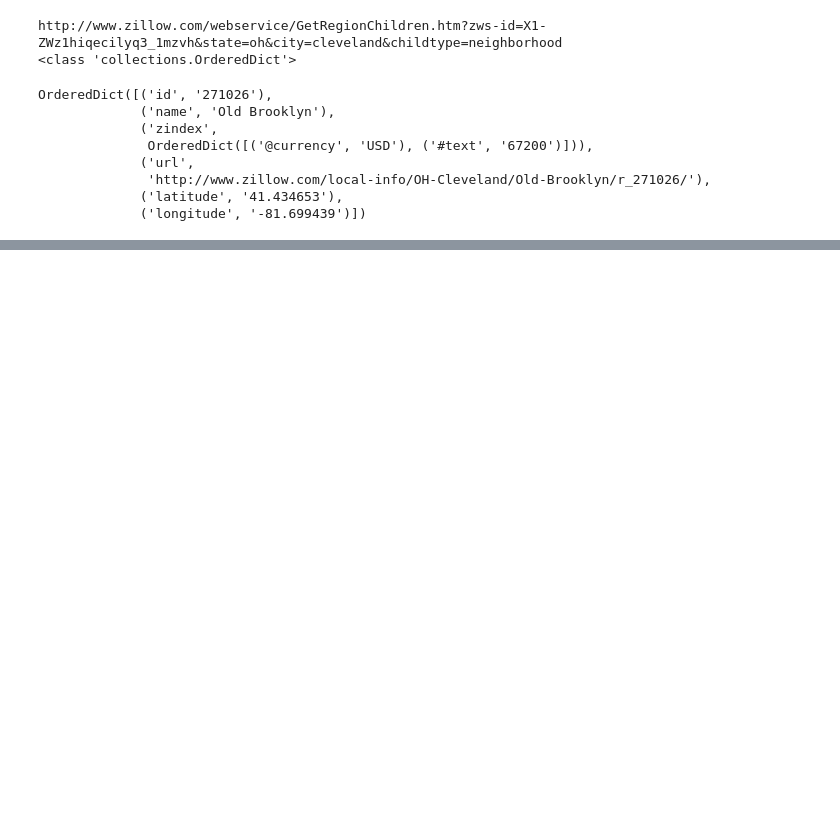
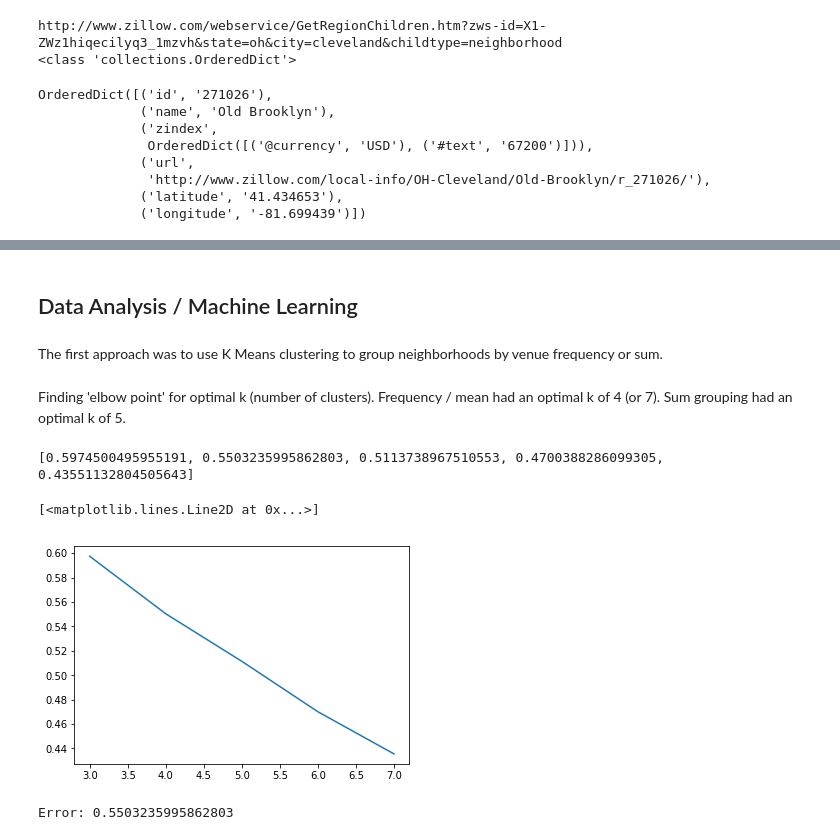
Before and after one commit to lgagne413/Coursera_Capstone, a Jupyter notebook: coursera_capstone.ipynb, the cells around one changed output, grey strips where cells are left out. Drawn from its saved outputs; the diff is of its cells as text; code cells hidden in the pictures; blank space fills up the shorter version.

```diff
--- a/coursera_capstone.ipynb
+++ b/coursera_capstone.ipynb
@@ -94,0 +148,15 @@ memory usage: 1.2+ KB
+# %%
+venuesdf = pd.DataFrame(columns = ["Neighbourhood","Name","Category","vlat",'vlong'])
+radius = 2000
+lim=100
+count=0
+for ix in range(zdf.shape[0]):
+
+    [neigh,mhv,nlat,nlong] = zdf.loc[ix]
+    url = 'https://api.foursquare.com/v2/venues/explore?client_id={}&client_secret={}&ll={},{}&v={}&radius={}&limit={}'.format(CLIENT_ID, CLIENT_SECRET, nlat, nlong, VERSION, radius, lim)
+    results = requests.get(url).json()['response']['groups'][0]['items']
+    for venue in results:
+        temp = venue['venue']
+        venuesdf.loc[count]=[neigh,temp['name'],temp['categories'][0]['name'],temp['location']['lat'],temp['location']['lng']]
+        count+=1
+venuesdf.head()
@@ -94,0 +172,8 @@ memory usage: 1.2+ KB
+# %%
+venuesdf2 = pd.get_dummies(venuesdf['Category'], prefix="", prefix_sep="")
+venuesdf2['Neighborhood'] = venuesdf.Neighbourhood
+cols = venuesdf2.columns.tolist()
+cols.reverse()
+venuesdf3 = venuesdf2[cols]
+venuesdf3.shape
+venuesdf3.groupby('Neighborhood').count().reset_index()
@@ -94,0 +203,5 @@ memory usage: 1.2+ KB
+# %%
+andfmean = venuesdf3.groupby('Neighborhood').mean().reset_index()
+andfsum = venuesdf3.groupby('Neighborhood').sum().reset_index()
+zdf2=zdf.sort_values(by='Neighborhood')
+zdf2.head()
@@ -94,0 +257,30 @@ memory usage: 1.2+ KB
+# %% [markdown]
+## Data Analysis / Machine Learning
+# %% [markdown]
+The first approach was to use K Means clustering to group neighborhoods by venue frequency or sum.
+# %%
+from sklearn.cluster import KMeans
+andfmean2 = andfmean.drop('Neighborhood',1)
+#andfmean2 = andfmean2.drop('Median Home Values',1)
+andfmean2.head()
+andfsum2 = andfsum.drop('Neighborhood',1)
+# %% [markdown]
+Finding 'elbow point' for optimal k (number of clusters).  Frequency / mean had an optimal k of 4 (or 7).  Sum grouping had an optimal k of 5.
+# %%
+runner = andfmean2
+err = []
+for k in range(3,8):
+    kmmodel = KMeans(n_clusters = k, random_state = 0 ).fit(runner)
+    err.append(kmmodel.inertia_)
+print(err)
+mpl.plot(range(3,8),err)
+# %% [output]
+[0.5974500495955191, 0.5503235995862803, 0.5113738967510553, 0.4700388286099305, 0.43551132804505643]
+[<matplotlib.lines.Line2D at 0x...>]
+[figure, added]
+# %%
+k=4
+kmmodel = KMeans(n_clusters = k, random_state = 0 ).fit(runner)
+print("Error: " + str(kmmodel.inertia_))
+# %% [output]
+Error: 0.5503235995862803
```
Also changed, not shown: parts of 43 cells of this notebook, 1 other file.
